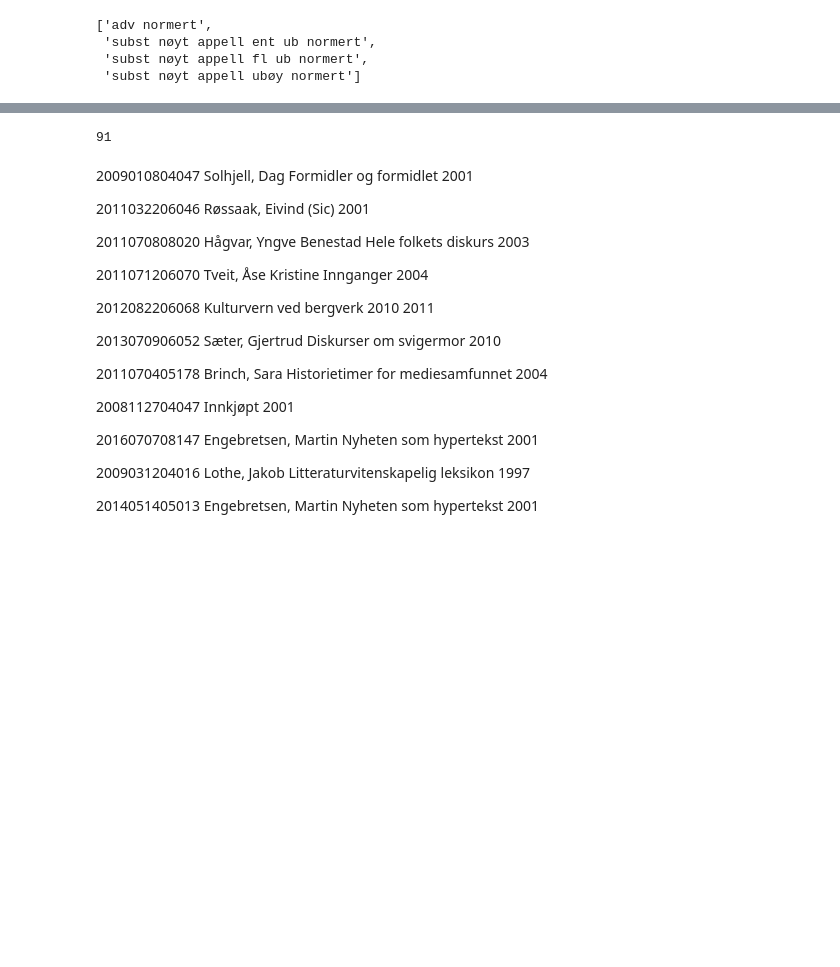
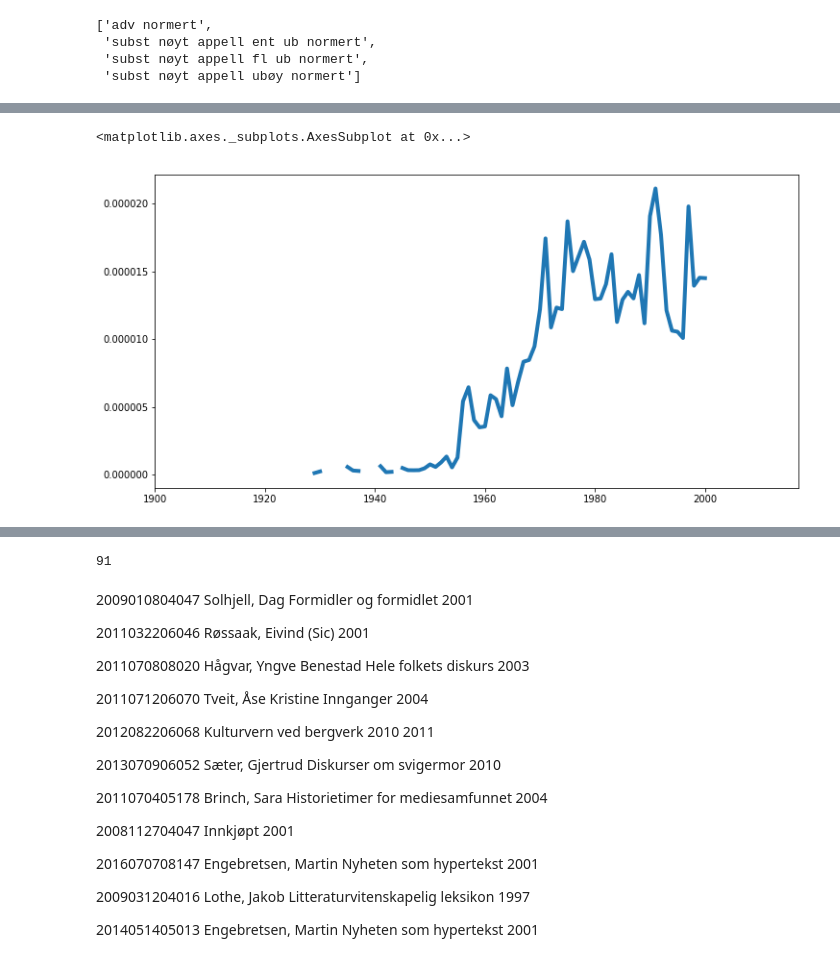
Before and after one commit to Yoonsen/LitCit, a Jupyter notebook: paratext and titles.ipynb, the cells around one changed output, grey strips where cells are left out. Saved outputs shown, nothing was run; the diff lists cells and outputs as text; code cells hidden in the pictures; blank space fills up the shorter version.

```diff
--- a/paratext and titles.ipynb
+++ b/paratext and titles.ipynb
@@ -38,3 +49,8 @@ punkt = multi_uni(". , i og det er".split()).sum(axis=1)
+# %%
+(multi_uni('fotnote Fotnote fotnoter Fotnoter'.split(), period=(1900, 2000), ddk="%").sum(axis=1)/punkt).plot(figsize=(12,6), lw=4)
+# %% [output]
+<matplotlib.axes._subplots.AxesSubplot at 0x...>
+[figure, added]
 # %%
 urns = nb.book_urn(words=['paratekst', 'Paratekst'], period=(1950, 2020), limit=500)
 # %%
```
Also changed, not shown: parts of 31 cells of this notebook.
